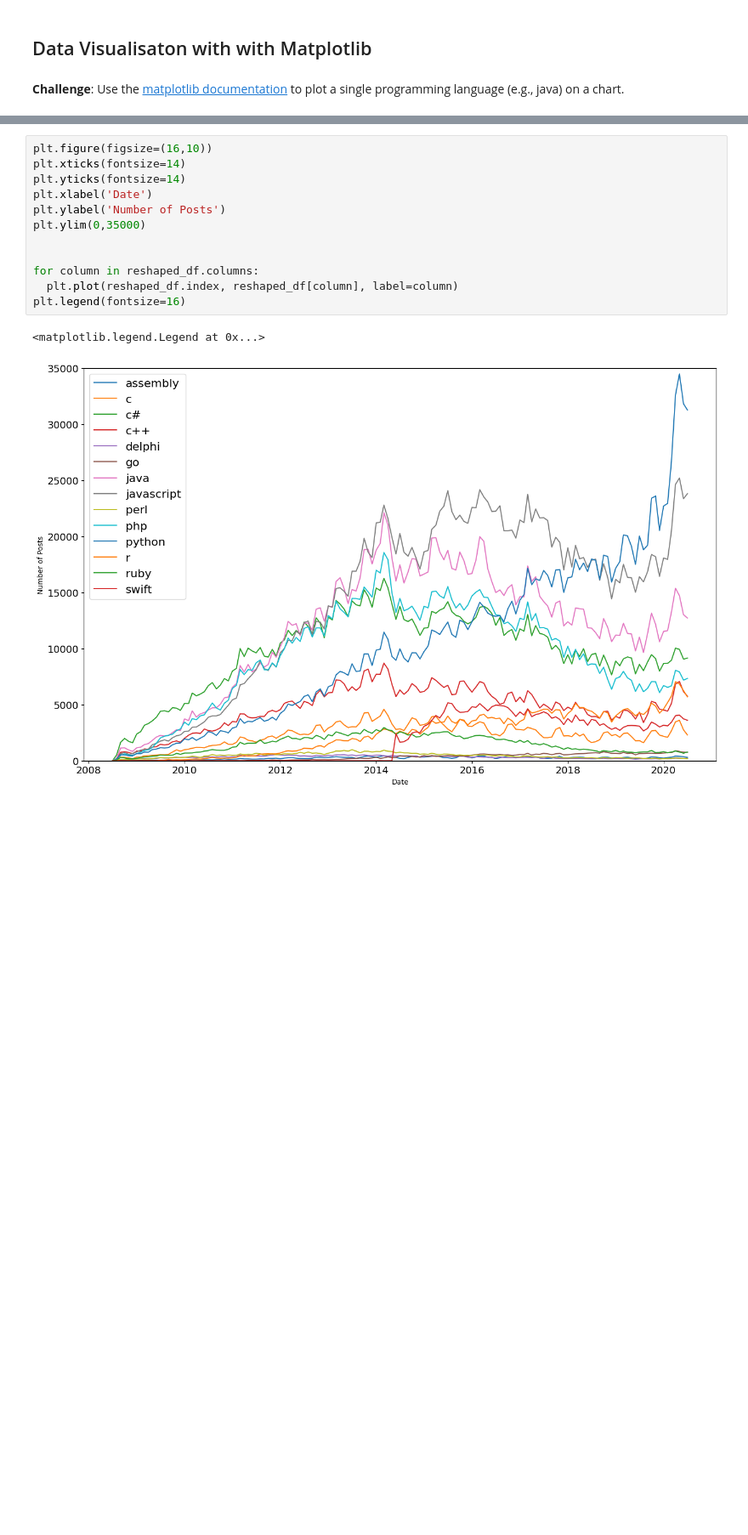
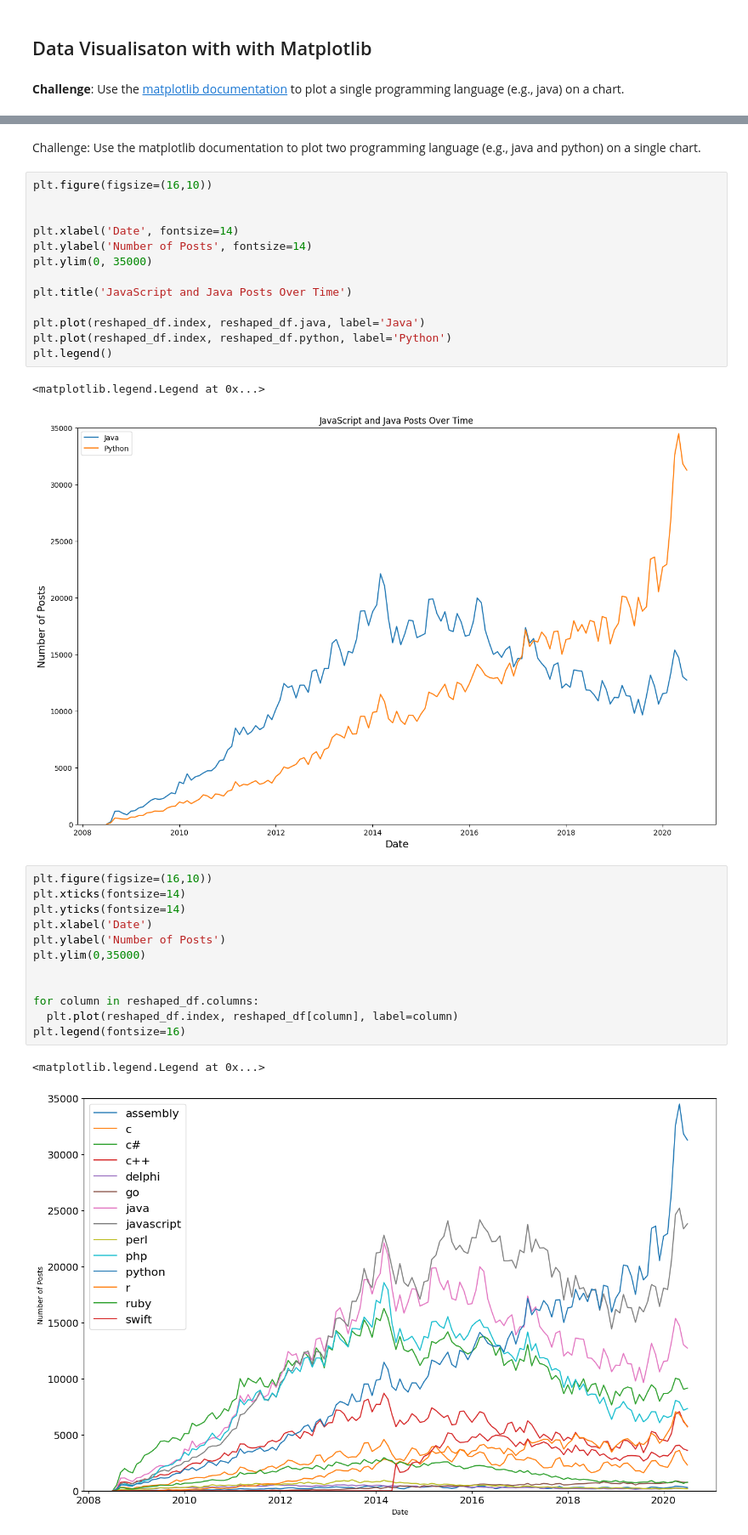
Before and after one commit to PranayPrasanth/100DaysOfCode-DataScience-Projects, a Jupyter notebook: Programming_Languages_(start).ipynb, the cells around one changed output, grey strips where cells are left out. Shown: that part at 85% size. Saved outputs shown, nothing was run; the diff lists cells and outputs as text; blank space fills up the shorter version.

```diff
--- a/Programming_Languages_(start).ipynb
+++ b/Programming_Languages_(start).ipynb
@@ -178,3 +175,21 @@ plt.plot(reshaped_df.index, reshaped_df.javascript)
+# %% [markdown]
+Challenge: Use the matplotlib documentation to plot two programming language (e.g., java and python) on a single chart.
+# %%
+plt.figure(figsize=(16,10))
+
+
+plt.xlabel('Date', fontsize=14)
+plt.ylabel('Number of Posts', fontsize=14)
+plt.ylim(0, 35000)
+
+plt.title('JavaScript and Java Posts Over Time')
+
+plt.plot(reshaped_df.index, reshaped_df.java, label='Java')
+plt.plot(reshaped_df.index, reshaped_df.python, label='Python')
+plt.legend()
+# %% [output]
+<matplotlib.legend.Legend at 0x...>
+[figure, added]
 # %%
 plt.figure(figsize=(16,10))
 plt.xticks(fontsize=14)
```
Also changed, not shown: parts of 3 cells of this notebook.
